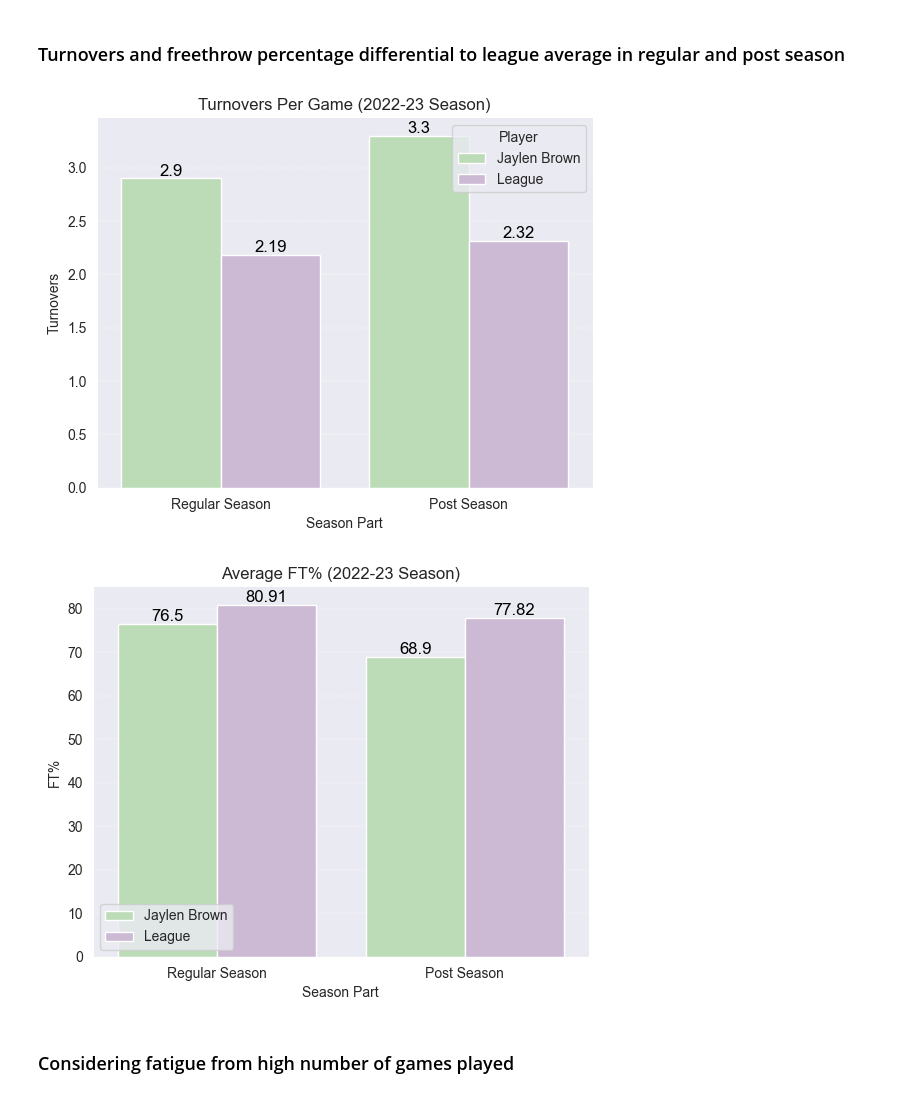
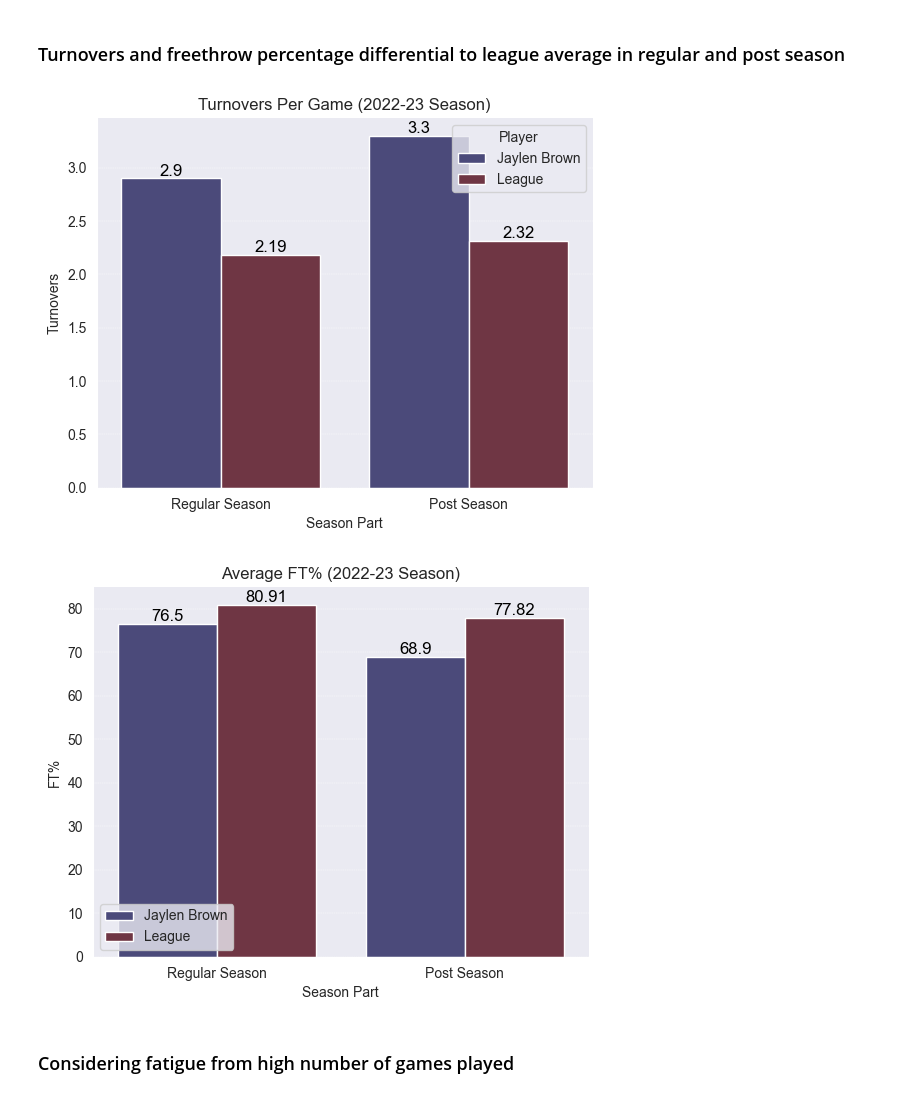
Before and after one commit to namhyk/jb-analysis, a Jupyter notebook: jaylen_brown.ipynb, the cells around one changed output. Cells and saved outputs as stored; diff of their text form; code cells hidden in the pictures.

```diff
--- a/jaylen_brown.ipynb
+++ b/jaylen_brown.ipynb
@@ -84,7 +84,7 @@ data = {'Percentage': [jb_fg, jb_2p, jb_3p, jb_ft, league_fg, league_2p, league_
 
 final_df = pd.DataFrame(data)
 sns.set_style('darkgrid')
-ax = sns.barplot(x='Metric', y = 'Percentage', hue='Player', data = final_df, palette='PRGn_r')
+ax = sns.barplot(x='Metric', y = 'Percentage', hue='Player', data = final_df, palette='icefire')
 for bar in ax.patches:
   bar_value = bar.get_height()
   text = f'{round(bar_value, 2)}'
@@ -118,7 +118,7 @@ data = {'Count': [jb_pts, jb_ast, jb_trb, jb_stl, jb_blk, league_pts, league_ast
 
 final_df = pd.DataFrame(data)
 sns.set_style('darkgrid')
-ax = sns.barplot(x='Metric', y = 'Count', hue='Player', data = final_df, palette='PRGn_r')
+ax = sns.barplot(x='Metric', y = 'Count', hue='Player', data = final_df, palette='icefire')
 for bar in ax.patches:
   bar_value = bar.get_height()
   text = f'{round(bar_value, 2)}'
@@ -216,5 +196,6 @@ df_top25transition.head(20).sort_values(by=['POSS'], ascending=False)
 # %%
-sns.scatterplot(x='POSS', y='PPP', data=df_top25transition, hue='PPP', palette='BuPu')
+sns.set_style('darkgrid')
+ax = sns.scatterplot(x='POSS', y='PPP', data=df_top25transition, hue='PPP', palette='flare', legend = False)
 target_row = df_top25transition[df_top25transition['PLAYER'] == 'Jaylen Brown']
 x_value = target_row['POSS'].values[0]
 y_value = target_row['PPP'].values[0]
@@ -272,7 +253,7 @@ data = {'Turnovers': [jb_tov_reg, jb_tov_postseason, league_tov_reg, league_tov_
 
 final_df = pd.DataFrame(data)
 
-ax = sns.barplot(x='Season Part', y='Turnovers', hue='Player', data=final_df, palette='PRGn_r')
+ax = sns.barplot(x='Season Part', y='Turnovers', hue='Player', data=final_df, palette='icefire')
 sns.despine()
 plt.grid(axis='y', linewidth = 0.3, linestyle='--')
 plt.title('Turnovers Per Game (2022-23 Season)')
@@ -285,34 +266,34 @@ for bar in ax.patches:
           size=12, color='black')
 plt.show()
 # %% [output]
-[figure, old version]
+[figure, new version]
 # %%
 league_ft_postseason = df_adjusted_postseason['FT%'].mean()
 league_ft_reg = df_adjusted['FT%'].mean()
 jb_ft_reg = df_jb.loc[df_jb['Season'] == '2022-23', 'FT%'].item()
 jb_ft_postseason = df_jb_postseason.loc[df_jb_postseason['Season'] == '2022-23', 'FT%'].item()
 
 data = {'FT%': [jb_ft_reg, jb_ft_postseason, league_ft_reg, league_ft_postseason],
         'Player': ['Jaylen Brown', 'Jaylen Brown', 'League', 'League'],
         'Season Part': ['Regular Season', 'Post Season', 'Regular Season', 'Post Season']}
 
 final_df = pd.DataFrame(data)
 
-ax = sns.barplot(x='Season Part', y=final_df['FT%']*100, hue='Player', data=final_df, palette='PRGn_r')
+ax = sns.barplot(x='Season Part', y=final_df['FT%']*100, hue='Player', data=final_df, palette='icefire')
 plt.grid(axis='y', linewidth = 0.3, linestyle='--')
 plt.title('Average FT% (2022-23 Season)')
 plt.legend(loc='lower left')
 sns.despine()
 for bar in ax.patches:
   bar_value = bar.get_height()
   text = f'{round(bar_value, 2)}'
   text_x = bar.get_x() + bar.get_width() / 2
   text_y = bar.get_y() + bar_value
   ax.text(text_x, text_y, text, ha='center', va='bottom',
           size=12, color='black')
 plt.show()
 # %% [output]
-[figure, old version]
+[figure, new version]
 # %% [markdown]
 ### Considering fatigue from high number of games played
 # %%
```
Also changed, not shown: parts of 13 cells of this notebook.
